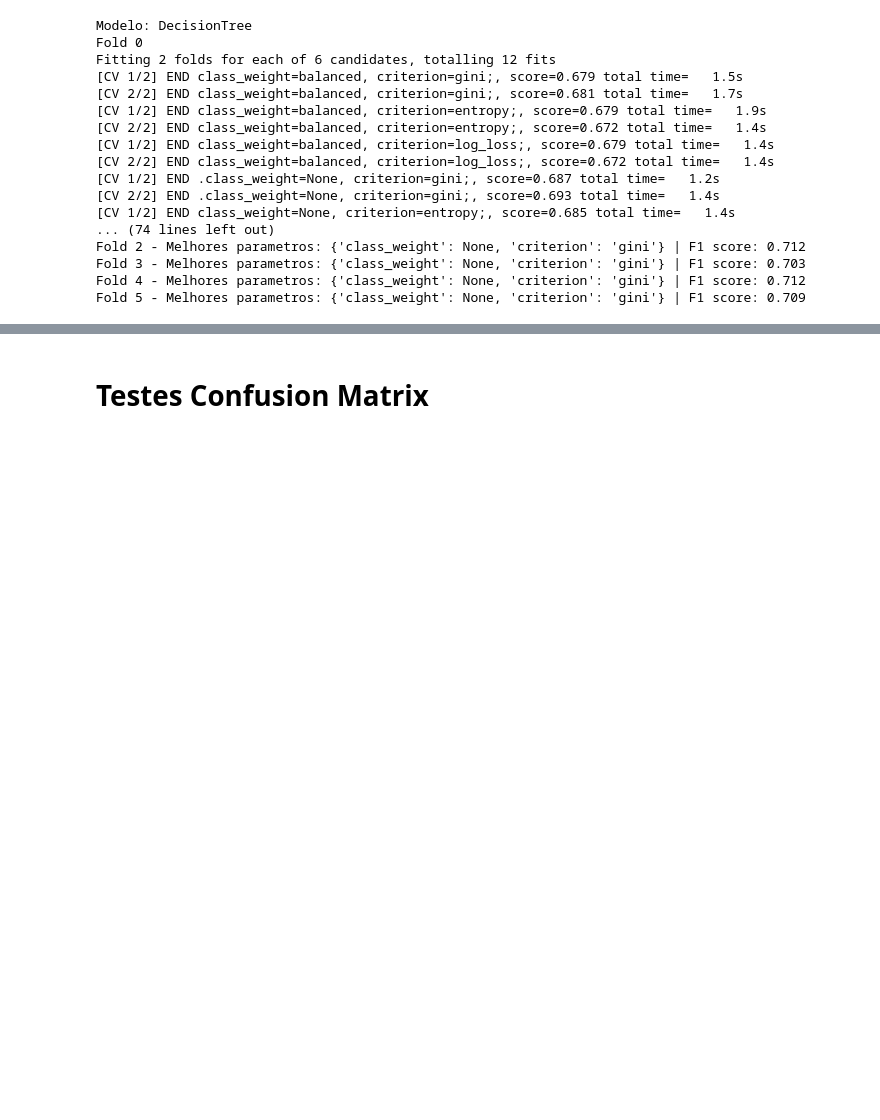
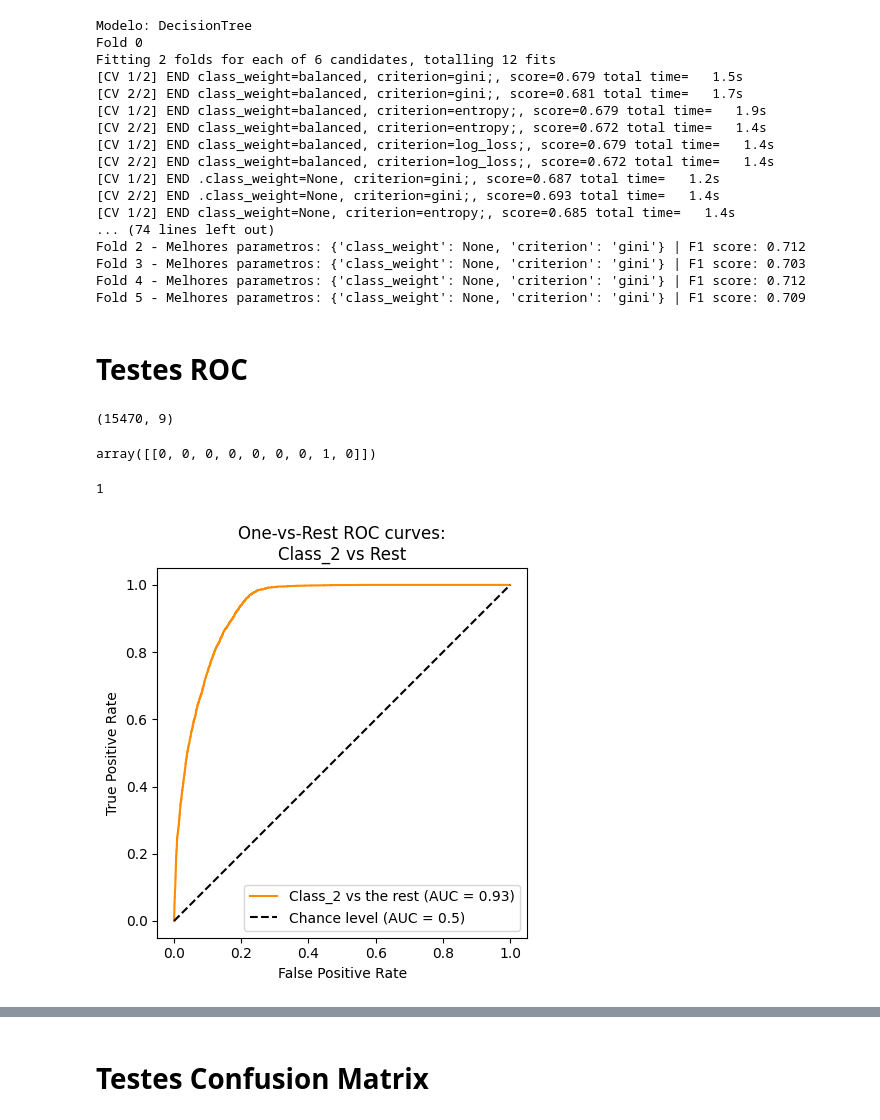
Before and after one commit to olini/pes-aprendizagem-maquina-1, a Jupyter notebook: notebook.ipynb, the cells around one changed output, grey strips where cells are left out. Saved outputs shown, nothing was run; the diff lists cells and outputs as text; code cells hidden in the pictures; blank space fills up the shorter version.

```diff
--- a/notebook.ipynb
+++ b/notebook.ipynb
@@ -139,6 +188,10 @@ df_data.describe()
 # %%
 X = df_data.drop(columns=["id", "target"])
 y = df_data[["target"]]
+# %%
+objScaler = StandardScaler()
+scale = objScaler.fit(X)
+X = objScaler.transform(X)
 # %%
 # define os parametros e seus respectivos valores a serem testados no grid search
 params = {
@@ -171,0 +237,39 @@ Fold 5 - Melhores parametros: {'class_weight': None, 'criterion': 'gini'} | F1 s
+# %% [markdown]
+# Testes ROC
+# %%
+X_train, X_test, y_train, y_test = train_test_split(X, y, random_state=4, stratify=y)
+model = LogisticRegression(random_state=4, max_iter=1000)
+model.fit(X_train, y_train.values.ravel())
+y_pred_score = model.predict_proba(X_test)
+# %%
+label_binarizer = LabelBinarizer().fit(y_train)
+y_onehot_test = label_binarizer.transform(y_test)
+y_onehot_test.shape
+# %% [output]
+(15470, 9)
+# %%
+label_binarizer.transform(["Class_8"])
+# %% [output]
+array([[0, 0, 0, 0, 0, 0, 0, 1, 0]])
+# %%
+class_of_interest = "Class_2"
+class_id = np.flatnonzero(label_binarizer.classes_ == class_of_interest)[0]
+class_id
+# %% [output]
+1
+# %%
+RocCurveDisplay.from_predictions(
+    y_onehot_test[:, class_id],
+    y_pred_score[:, class_id],
+    name=f"{class_of_interest} vs the rest",
+    color="darkorange",
+    plot_chance_level=True,
+)
+plt.axis("square")
+plt.xlabel("False Positive Rate")
+plt.ylabel("True Positive Rate")
+plt.title(f"One-vs-Rest ROC curves:\nClass_{class_id+1} vs Rest")
+plt.legend()
+plt.show()
+# %% [output]
+[figure, added]
```
Also changed, not shown: parts of 8 cells of this notebook, 6 other files.
